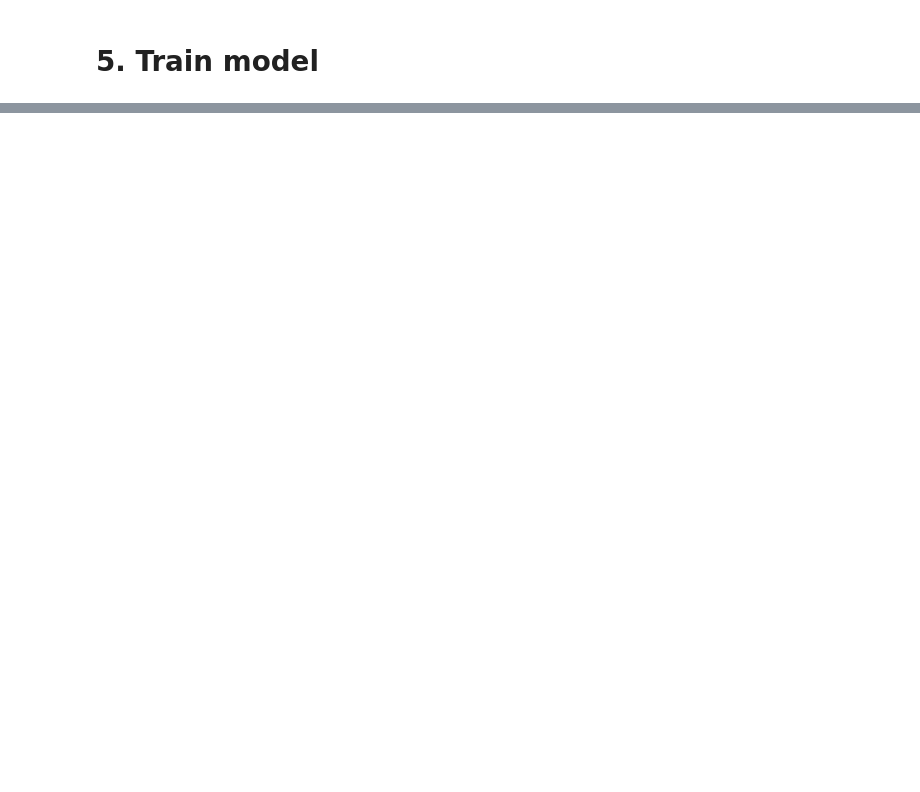
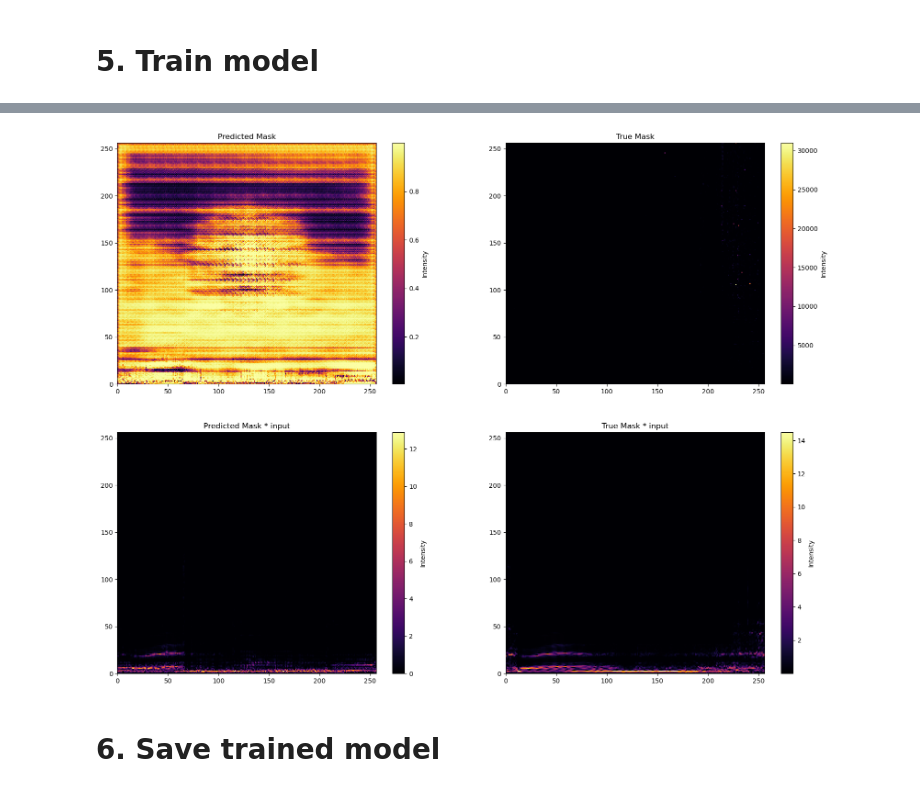
Before and after one commit to NicholasGranlund/SSY340-Music-Isolation-Project, a Jupyter notebook: music_isolator.ipynb, the cells around one changed output, grey strips where cells are left out. Cells and saved outputs as stored; diff of their text form; code cells hidden in the pictures; blank space fills up the shorter version.

```diff
--- a/music_isolator.ipynb
+++ b/music_isolator.ipynb
@@ -193,9 +200,10 @@ music_dataset_test.show_spectrogram(index=400)
 # %% [markdown]
 # 3. Create DataLoader
 # %%
-train_dataloader = torch.utils.data.DataLoader(music_dataset_train, batch_size=8, shuffle=True)
-val_dataloader = torch.utils.data.DataLoader(music_dataset_val, batch_size=8, shuffle=True)
-test_dataloader = torch.utils.data.DataLoader(music_dataset_test, batch_size=8, shuffle=True)
+#train_dataloader = torch.utils.data.DataLoader(music_dataset_train, batch_size=8, shuffle=True)
+#val_dataloader = torch.utils.data.DataLoader(music_dataset_val, batch_size=8, shuffle=True)
+#test_dataloader = torch.utils.data.DataLoader(music_dataset_test, batch_size=8, shuffle=True)
+cpu_dataloader = torch.utils.data.DataLoader(music_dataset_cpu, batch_size=8, shuffle=True)
 # %% [markdown]
 # 4. Load UNET Model + Weights + Freeze encoder
 # %%
@@ -216,10 +262,10 @@ Loading weights for UNet
 from trainer import UnetTrainer
 
 # Create an Unet trainer with the dataloaders.
-trainer = UnetTrainer(model=model, train_dataloader=test_dataloader, val_dataloader=val_dataloader)
+trainer = UnetTrainer(model=model, train_dataloader=cpu_dataloader, val_dataloader=cpu_dataloader)
 
 # Start training
-trainer.train_model(num_epochs=1)
+improved_model, epoch_losses = trainer.train_model(num_epochs=10)
 # %% [output]
 Starting training
 Training on device: cpu
@@ -241,0 +283,10 @@ TypeError: mean(): argument 'input' (position 1) must be Tensor, not list
+# %%
+a, b = music_dataset_cpu[5]
+input_spectrogram = music_dataset_cpu.data[5]
+mask_pred = improved_model.forward(a[None, :])[0,0,:,:]
+
+show_pred_mask(mask_pred, input_spectrogram)
+# %% [output]
+[figure, added]
+# %% [markdown]
+# 6. Save trained model
```
Also changed, not shown: parts of 7 cells of this notebook.
